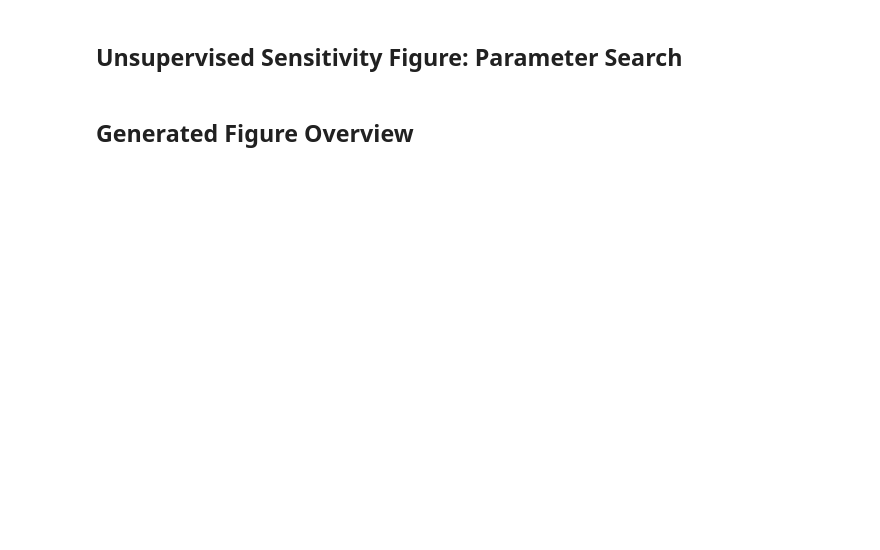
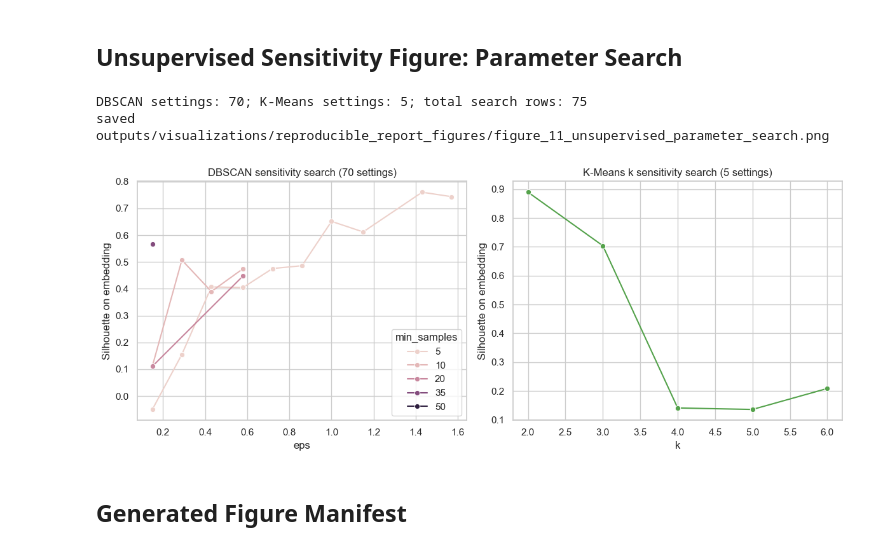
Before and after one commit to sboettch/SIADS696-Team7-Final, a Jupyter notebook: notebooks/06_visualization_generation/Final_Report_Reproducible_Visualizations.ipynb, the cells around one changed output. Cells and saved outputs as stored; diff of their text form; code cells hidden in the pictures; blank space fills up the shorter version.

```diff
--- a/notebooks/06_visualization_generation/Final_Report_Reproducible_Visualizations.ipynb
+++ b/notebooks/06_visualization_generation/Final_Report_Reproducible_Visualizations.ipynb
@@ -262,24 +358,32 @@ plt.show()
 # %%
 search = unsup_search.copy()
 dbscan = search[search["method"].eq("DBSCAN")].copy()
 dbscan["eps"] = dbscan["params"].str.extract(r"eps=([0-9.]+)").astype(float)
 dbscan["min_samples"] = dbscan["params"].str.extract(r"min_samples=([0-9]+)").astype(int)
 
 kmeans = search[search["method"].eq("KMeans")].copy()
 kmeans["k"] = kmeans["params"].str.extract(r"k=([0-9]+)").astype(int)
 
+dbscan_n = len(dbscan)
+kmeans_n = len(kmeans)
+print(f"DBSCAN settings: {dbscan_n}; K-Means settings: {kmeans_n}; total search rows: {dbscan_n + kmeans_n}")
+
 fig, axes = plt.subplots(1, 2, figsize=(12, 4.8))
 sns.lineplot(data=dbscan, x="eps", y="silhouette_embedding", hue="min_samples", marker="o", ax=axes[0])
-axes[0].set_title("DBSCAN sensitivity search")
+axes[0].set_title(f"DBSCAN sensitivity search ({dbscan_n} settings)")
 axes[0].set_ylabel("Silhouette on embedding")
 axes[0].set_xlabel("eps")
 
 sns.lineplot(data=kmeans, x="k", y="silhouette_embedding", marker="o", color="#54A24B", ax=axes[1])
-axes[1].set_title("K-Means k sensitivity search")
+axes[1].set_title(f"K-Means k sensitivity search ({kmeans_n} settings)")
 axes[1].set_ylabel("Silhouette on embedding")
 axes[1].set_xlabel("k")
 
 savefig("figure_11_unsupervised_parameter_search.png", 12, 4.8)
 plt.show()
+# %% [output]
+DBSCAN settings: 70; K-Means settings: 5; total search rows: 75
+saved outputs/visualizations/reproducible_report_figures/figure_11_unsupervised_parameter_search.png
+[figure, added]
 # %% [markdown]
-## Generated Figure Overview
+## Generated Figure Manifest
```
Also changed, not shown: parts of 18 cells of this notebook, 15 other files.
